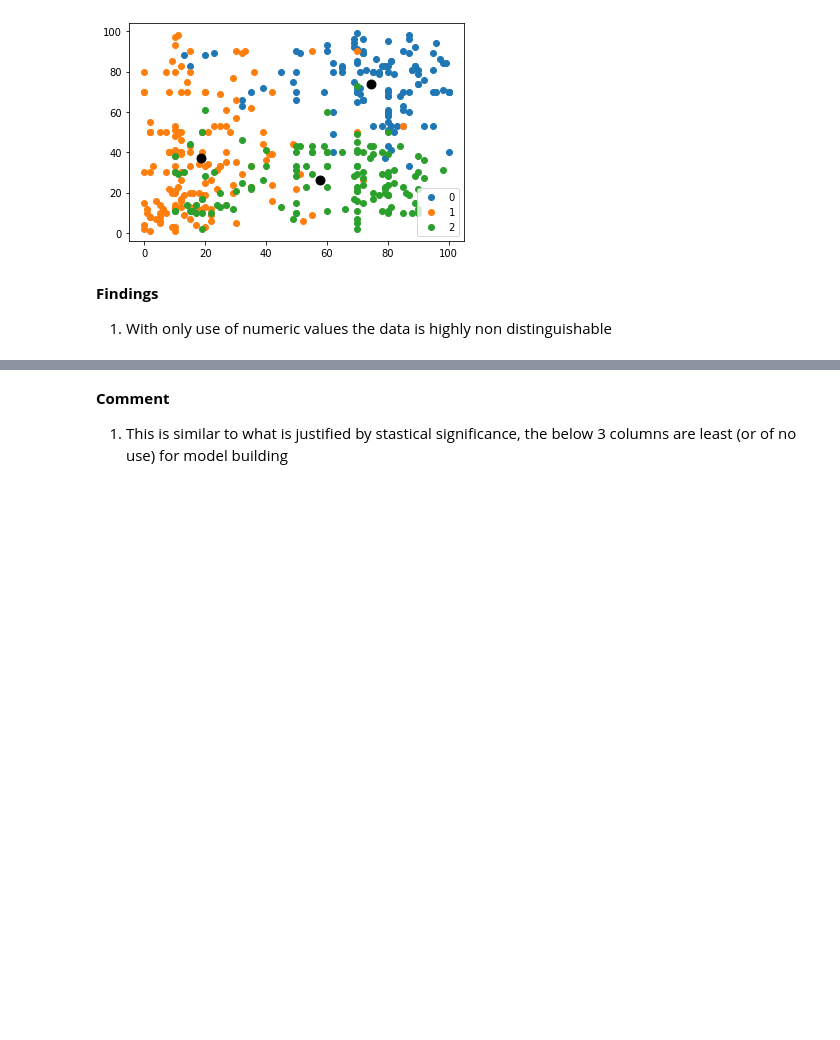
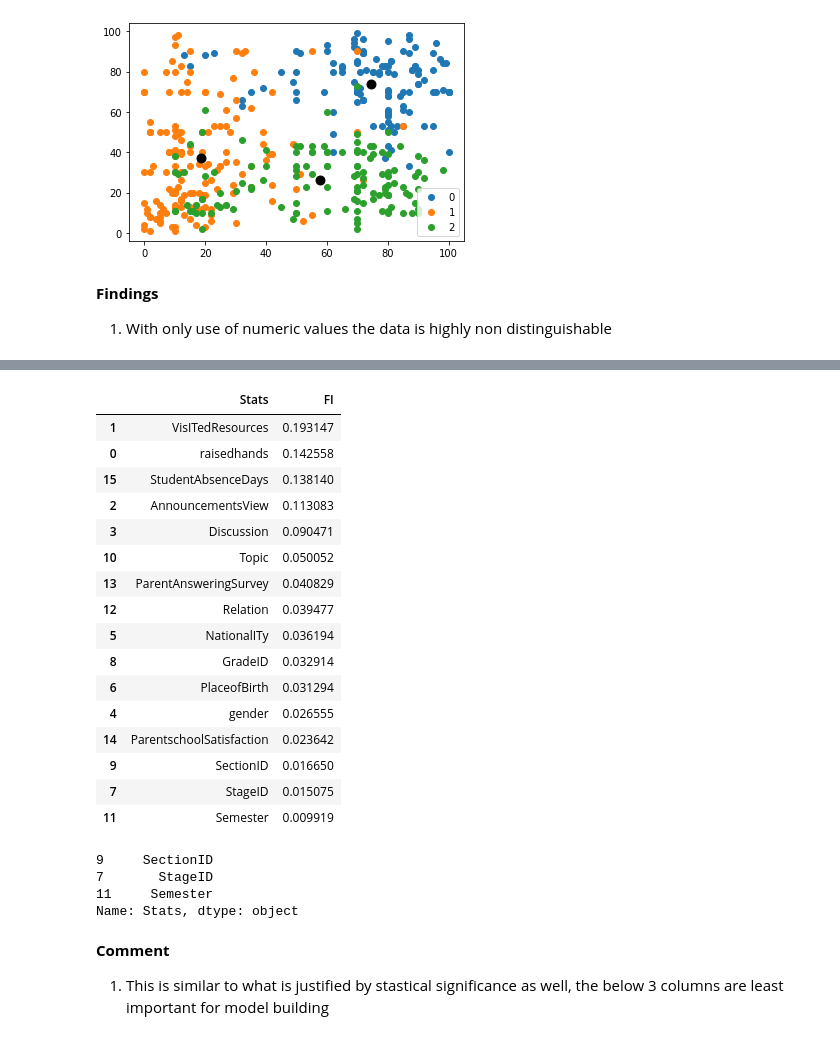
Before and after one commit to himanshudce/ML, a Jupyter notebook: EDA.ipynb, the cells around one changed output, grey strips where cells are left out. Cells and saved outputs as stored; diff of their text form; code cells hidden in the pictures; blank space fills up the shorter version.

```diff
--- a/EDA.ipynb
+++ b/EDA.ipynb
@@ -356,0 +372,13 @@ plt.show()
+# %%
+# load the json to convert from num to lable
+with open('Data/processing_models/num_to_label.json') as json_file:
+    num_to_label = json.load(json_file)
+
+with open('Data/processing_models/label_to_num.json') as json_file:
+    label_to_num = json.load(json_file)
+# %%
+# converting Class feature values from str to number
+df.Class = df.Class.apply(lambda x :label_to_num[x])
+# extracting input features(X) and output (y)
+X = df.iloc[:,:-1]
+y = df.iloc[:,-1]
@@ -357,3 +413,40 @@ plt.show()
+# %%
+# setting up the best parameters for the classifier
+classifier = RandomForestClassifier(bootstrap=False, n_estimators=600, random_state=0)
+classifier.fit(X,y)
+# %%
+# combining feature importance with column names in descending order to see
+d = {'Stats':X.columns,'FI':classifier.feature_importances_}
+df1 = pd.DataFrame(d)
+df1 = df1.sort_values(by=['FI'], ascending=False)
+df1
+# %% [output]
+|  | Stats | FI |
+| 1 | VisITedResources | 0.193147 |
+| 0 | raisedhands | 0.142558 |
+| 15 | StudentAbsenceDays | 0.138140 |
+| 2 | AnnouncementsView | 0.113083 |
+| 3 | Discussion | 0.090471 |
+| 10 | Topic | 0.050052 |
+| 13 | ParentAnsweringSurvey | 0.040829 |
+| 12 | Relation | 0.039477 |
+| 5 | NationalITy | 0.036194 |
+| 8 | GradeID | 0.032914 |
+| 6 | PlaceofBirth | 0.031294 |
+| 4 | gender | 0.026555 |
+| 14 | ParentschoolSatisfaction | 0.023642 |
+| 9 | SectionID | 0.016650 |
+| 7 | StageID | 0.015075 |
+| 11 | Semester | 0.009919 |
+# %%
+# storing column names whose feature importance is less than 0.02 to drop
+drop_col = df1.Stats[df1.FI < 0.02]
+drop_col
+# %% [output]
+9     SectionID
+7       StageID
+11     Semester
+Name: Stats, dtype: object
 # %% [markdown]
 **Comment**
-1. This is similar to what is justified by stastical significance, the below 3 columns are least (or of no use) for model building
+1. This is similar to what is justified by stastical significance as well, the below 3 columns are least important for model building
```
Also changed, not shown: parts of 4 cells of this notebook, 1 other file.
